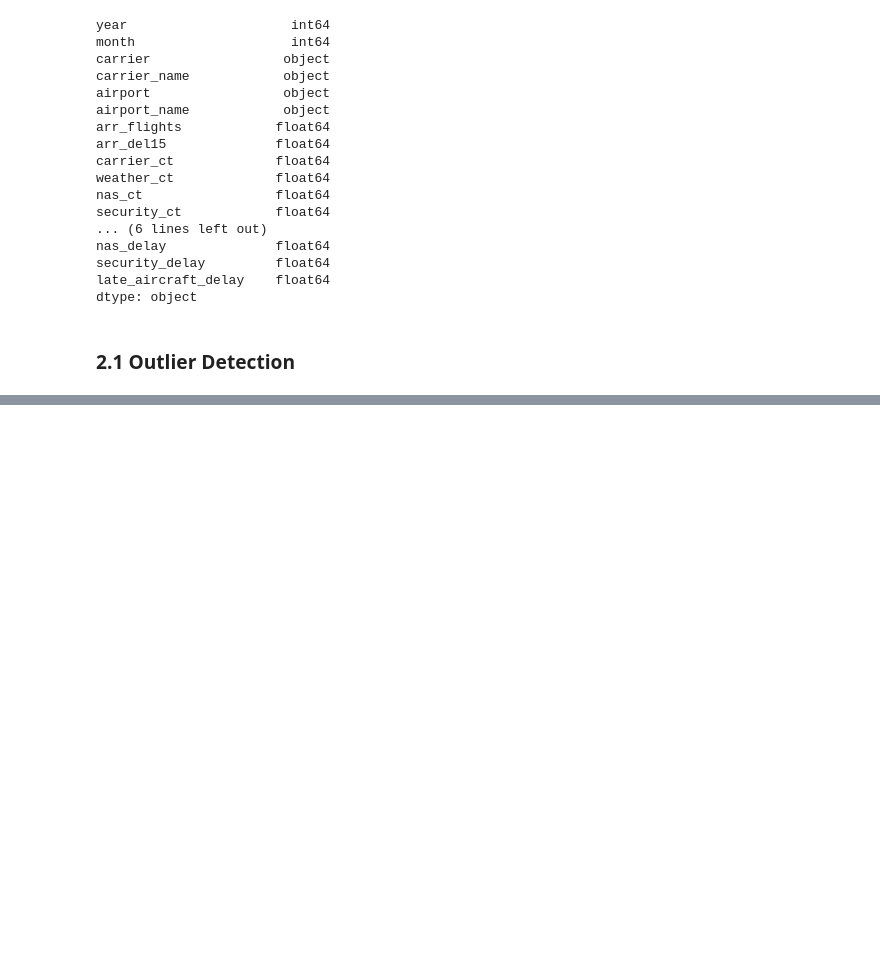
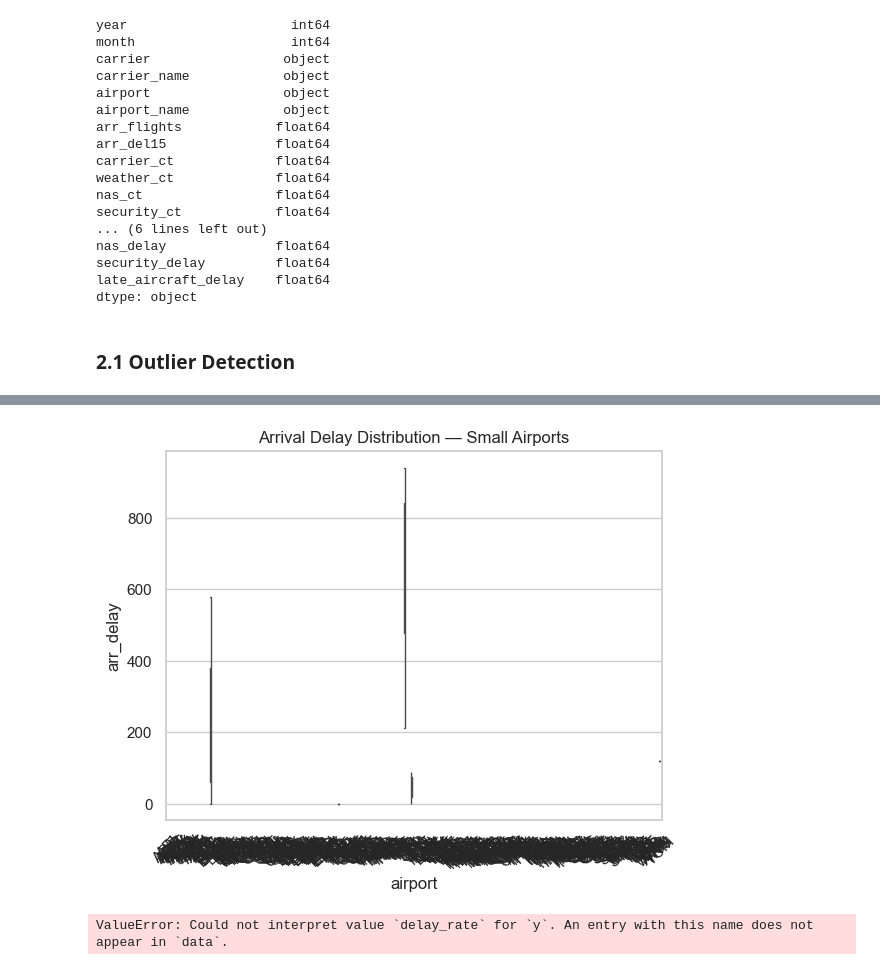
Before and after one commit to shaswat-13/flight-delay-dataset, a Jupyter notebook: notebooks/etl.ipynb, the cells around one changed output, grey strips where cells are left out. Drawn from its saved outputs; the diff is of its cells as text; code cells hidden in the pictures; blank space fills up the shorter version.

```diff
--- a/notebooks/etl.ipynb
+++ b/notebooks/etl.ipynb
@@ -338,0 +350,21 @@ for col in numeric_cols:
+# %%
+small_airports = (
+    df.groupby('airport')['arr_flights']
+      .sum()
+      .sort_values()
+      .head(5)
+      .index
+)
+
+df_small = df[df['airport'].isin(small_airports)]
+sns.boxplot(data=df_small, x='airport', y='arr_delay')
+plt.xticks(rotation=45)
+plt.title("Arrival Delay Distribution — Small Airports")
+plt.show()
+# %% [output]
+[figure, added]
+# %%
+df['delay_rate'] = df['arr_delay'] / df['arr_flights']
+sns.boxplot(data=df_top, x='airport', y='delay_rate')
+# %% [output]
+ValueError: Could not interpret value `delay_rate` for `y`. An entry with this name does not appear in `data`.
```
Also changed, not shown: parts of 8 cells of this notebook.
